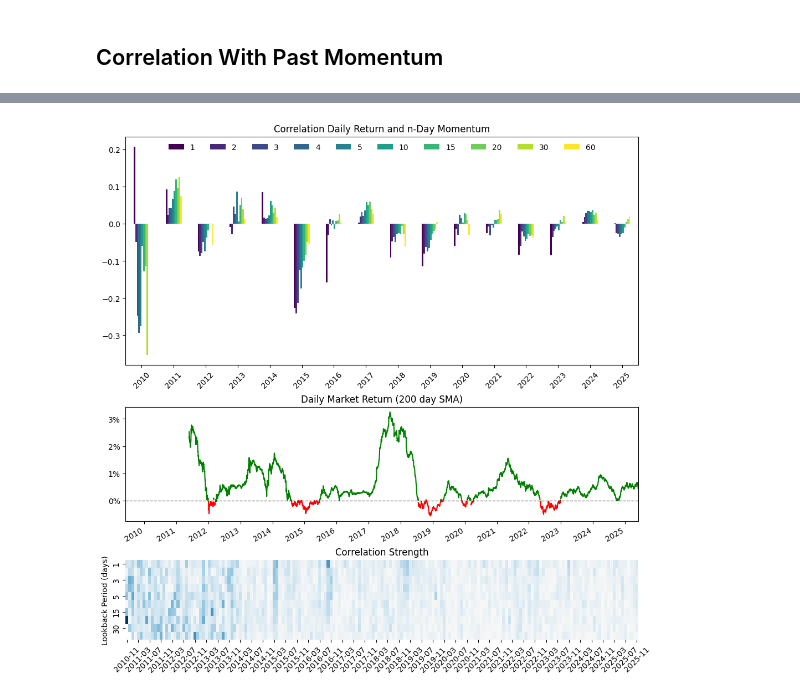
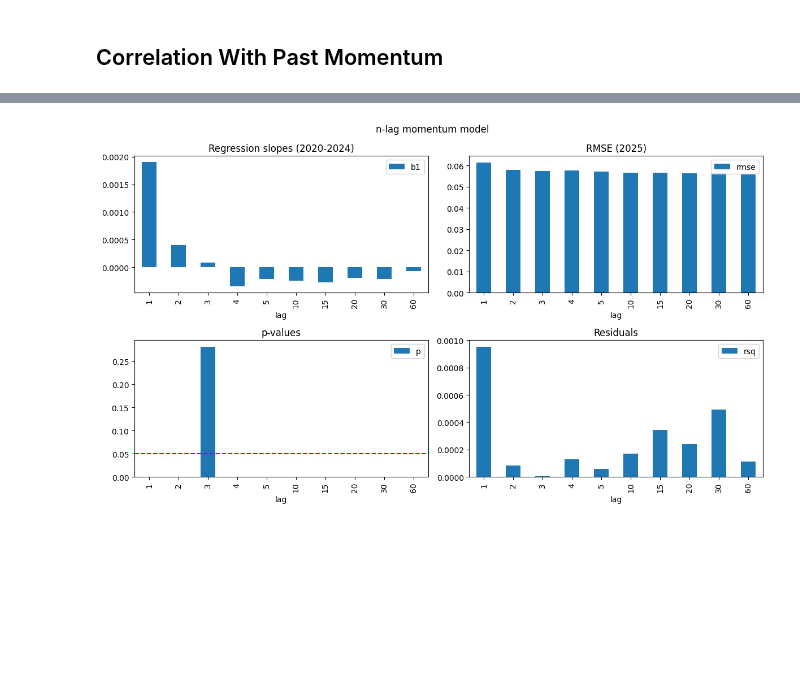
Before and after one commit to flanfly/studies, a Jupyter notebook: duckdb.ipynb, the cells around one changed output, grey strips where cells are left out. Cells and saved outputs as stored; diff of their text form; code cells hidden in the pictures; blank space fills up the shorter version.

```diff
--- a/duckdb.ipynb
+++ b/duckdb.ipynb
@@ -253,14 +248,48 @@ Correlation With Past Momentum
+# %%
+from scipy import stats
+
+df = con.sql('''
+    with model as (
+        select
+            lag,
+            regr_slope(ret, z) as b1,
+            regr_intercept(ret, z) as b0,
+            regr_r2(ret, z) as rsq,
+            regr_count(ret, z) as n,
+            corr(ret, z) as corr,
+            (corr * sqrt(n - 2)) / sqrt(1 - power(corr, 2)) as t
+        from momentum
+        where year(ts) >= 2020 and year(ts) <= 2024
+        group by lag
+    )
+    select
+        m.lag,
+        l.b1, l.rsq, l.n, l.corr, l.t,
+        sqrt(avg(power(m.ret - (l.b1 * m.z + l.b0), 2))) as rmse
+    from momentum m
+    join model l on l.lag = m.lag
+    where year(m.ts) = 2025
+    group by m.lag, l.b1, l.rsq, l.n, l.corr, l.t,
+    order by m.lag
+''').df()
+
+
+df['p'] = df.apply(lambda r: stats.t.sf(abs(r.t), r.n - 2) * 2, axis=1)
+
+fig, axes = plt.subplots(nrows=2, ncols=2, figsize=(12,7))
+
+df.plot(x='lag',y='b1', kind='bar', ax=axes[0,0],title='Regression slopes (2020-2024)')
+df.plot(x='lag',y='rmse', kind='bar', ax=axes[0,1],title='RMSE (2025)')
+df.plot(x='lag',y='p', kind='bar', ax=axes[1,0],title='p-values')
+axes[1,0].axhline(y=0.05, color='red', linestyle='dashed')
+df.plot(x='lag',y='rsq',kind='bar',title='Residuals', ax=axes[1,1])
+
+plt.suptitle('n-lag momentum model')
+plt.tight_layout()
+plt.show()
+# %% [output]
+[figure, added]
 # %%
-# correlation return and momentum with various lags
-
-import pandas as pd
-
-import matplotlib.pyplot as plt
-import matplotlib.ticker as mtick
-import matplotlib.dates as mdates
-
-import seaborn as sns
-
 df_yr = con.sql('''
     select
         year(ts) as year,
@@ -286,7 +315,7 @@ df_mo = con.sql('''
 df_ret = con.sql('''
     select
         m.ts,
-        exp(sum(v.rel_td * m.ret) / sum(v.rel_td)) - 1 as ret
+        sum(v.rel_td * m.ret) / sum(v.rel_td) as ret
     from momentum m
     join volume v
       on v.ts = m.ts and v.symbol = m.symbol
@@ -319,13 +348,10 @@ ax2.axhline(y=0, color='black', linestyle='--', linewidth=1, alpha=0.5)
 ax2.set_title('Daily Market Return (200 day SMA)')
 ax2.set_ylabel('')
 ax2.set_xlabel('')
-ax2.yaxis.set_major_formatter(mtick.PercentFormatter(1.0, decimals=0))
 ax2.xaxis.set_major_formatter(mdates.DateFormatter('%Y'))
 ax2.xaxis.set_major_locator(mdates.YearLocator())
-start_date = pd.Timestamp('2009-06-01')
-end_date = pd.Timestamp('2025-06-01')
+ax2.set_xlim(pd.Timestamp('2009-06-01'), pd.Timestamp('2025-06-01'))
 
-ax2.set_xlim(start_date, end_date)
 sns.heatmap(
     df_mo,
     ax=ax3,
@@ -339,5 +365,3 @@ ax3.set_xlabel('')
 ax3.tick_params(axis='x', rotation=45)
 
 plt.show()
-# %% [output]
-[figure, removed]
```
Also changed, not shown: parts of 5 cells of this notebook, 5 other files.
